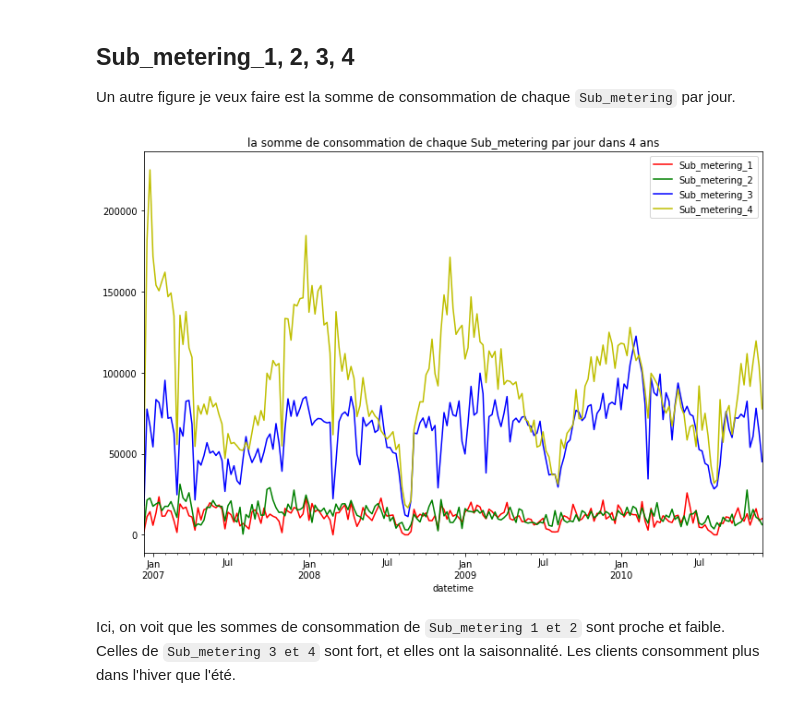
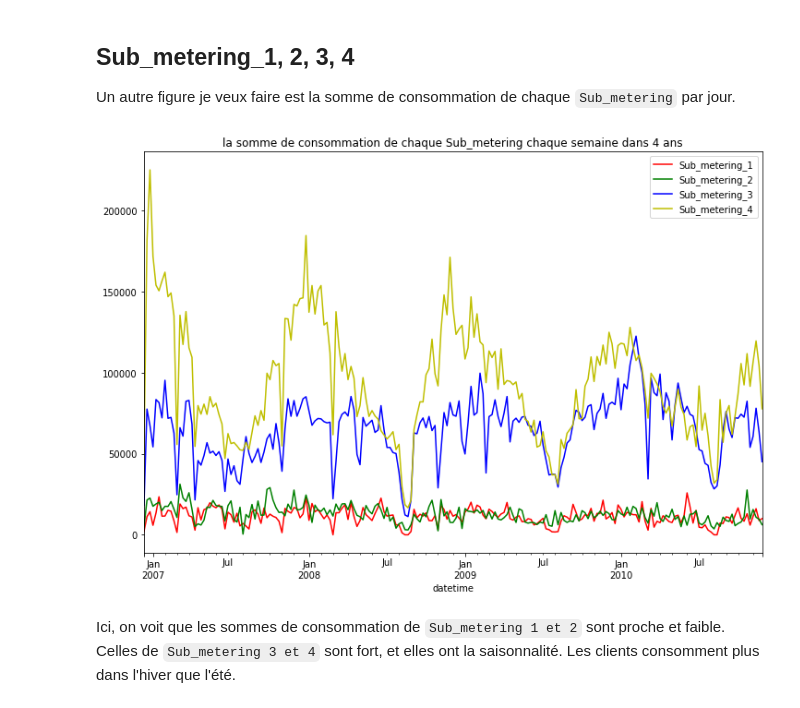
Before and after one commit to EnzoSeason/household_power_consumption, a Jupyter notebook: notebooks/Visualisation_donnees.ipynb, the cells around one changed output. Cells and saved outputs as stored; diff of their text form; code cells hidden in the pictures.

```diff
--- a/notebooks/Visualisation_donnees.ipynb
+++ b/notebooks/Visualisation_donnees.ipynb
@@ -75,12 +79,12 @@ Un autre figure je veux faire est la somme de consommation de chaque `Sub_meteri
 # %%
 fig, ax = plt.subplots(figsize = (12, 8))
 ax = df.Sub_metering_1.resample('W').sum().plot(color='r', legend=True)
 ax = df.Sub_metering_2.resample('W').sum().plot(color='g', legend=True)
 ax = df.Sub_metering_3.resample('W').sum().plot(color='b', legend=True)
 ax = df.Sub_metering_4.resample('W').sum().plot(color='y', legend=True)
-ax.title.set_text('la somme de consommation de chaque Sub_metering par jour dans 4 ans')
+ax.title.set_text('la somme de consommation de chaque Sub_metering chaque semaine dans 4 ans')
 fig.savefig('../data/output/images/sub_metering_days_all_years.png')
 # %% [output]
-[figure, old version]
+[figure, new version]
 # %% [markdown]
 Ici, on voit que les sommes de consommation de `Sub_metering 1 et 2` sont proche et faible. Celles de `Sub_metering 3 et 4` sont fort, et elles ont la saisonnalité. Les clients consomment plus dans l'hiver que l'été.
```
Also changed, not shown: parts of 4 cells of this notebook, 5 other files.
